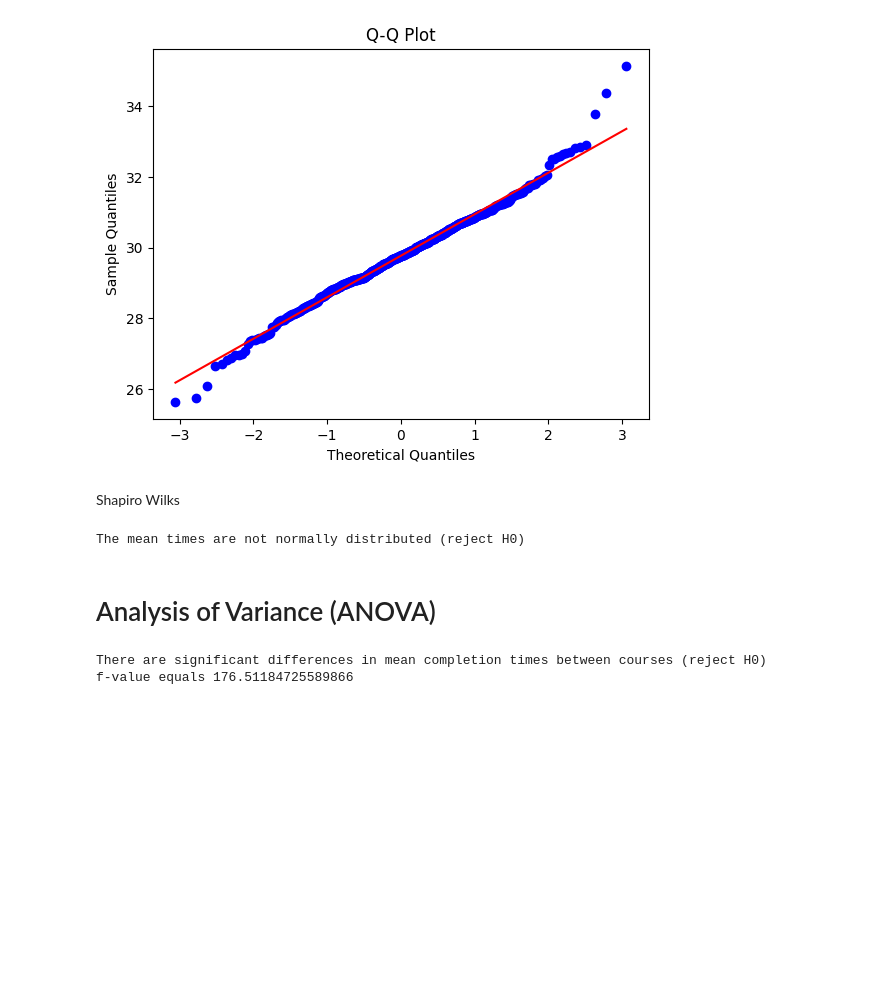
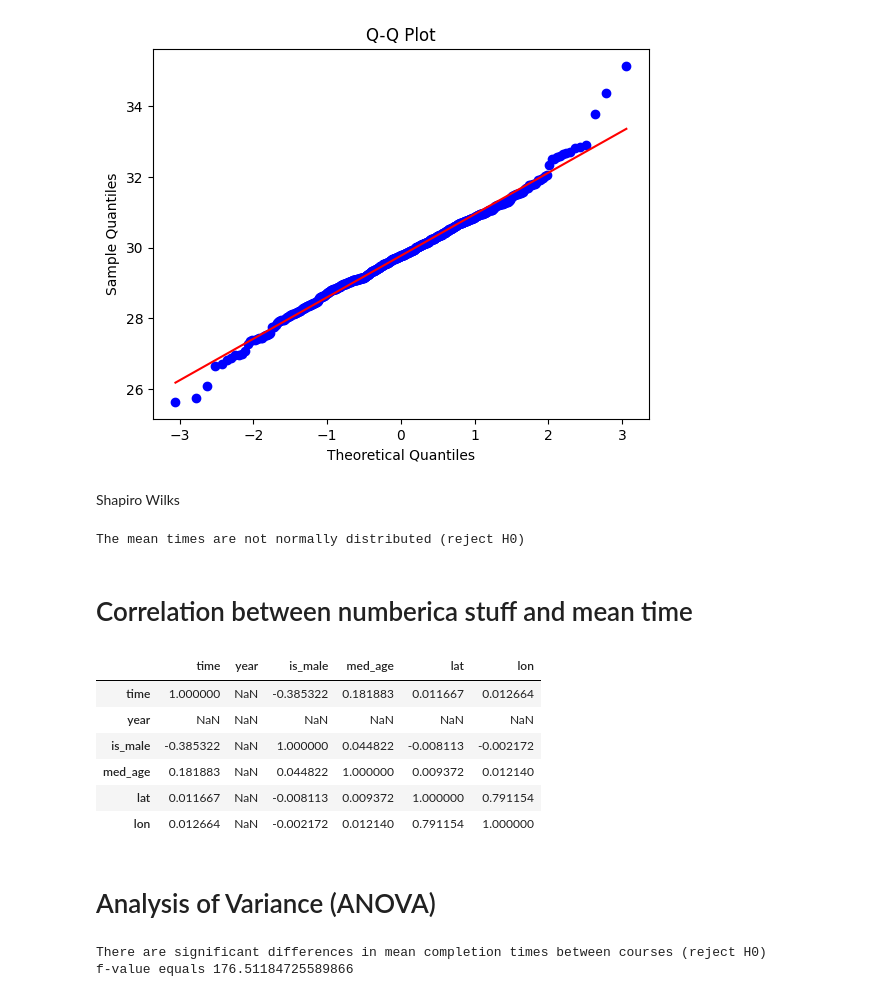
Before and after one commit to denham-ed/parkrun-explore, a Jupyter notebook: jupyter_notebooks/02 - Initial Explore.ipynb, the cells around one changed output. Saved outputs shown, nothing was run; the diff lists cells and outputs as text; code cells hidden in the pictures; blank space fills up the shorter version.

```diff
--- a/jupyter_notebooks/02 - Initial Explore.ipynb
+++ b/jupyter_notebooks/02 - Initial Explore.ipynb
@@ -164,6 +240,19 @@ else:
 ## This is interesting? Because it looks pretty normally distirbuted... ED! Check the tail/kurtosis, outliers etc.
 # %% [output]
 The mean times are not normally distributed (reject H0)
+# %% [markdown]
+# Correlation between numberica stuff and mean time
+# %%
+correlation_matrix = df.corr()
+correlation_matrix
+# %% [output]
+|  | time | year | is_male | med_age | lat | lon |
+| time | 1.000000 | NaN | -0.385322 | 0.181883 | 0.011667 | 0.012664 |
+| year | NaN | NaN | NaN | NaN | NaN | NaN |
+| is_male | -0.385322 | NaN | 1.000000 | 0.044822 | -0.008113 | -0.002172 |
+| med_age | 0.181883 | NaN | 0.044822 | 1.000000 | 0.009372 | 0.012140 |
+| lat | 0.011667 | NaN | -0.008113 | 0.009372 | 1.000000 | 0.791154 |
+| lon | 0.012664 | NaN | -0.002172 | 0.012140 | 0.791154 | 1.000000 |
 # %% [markdown]
 # Analysis of Variance (ANOVA)
 # %%
```
Also changed, not shown: parts of 7 cells of this notebook, 1 other file.
